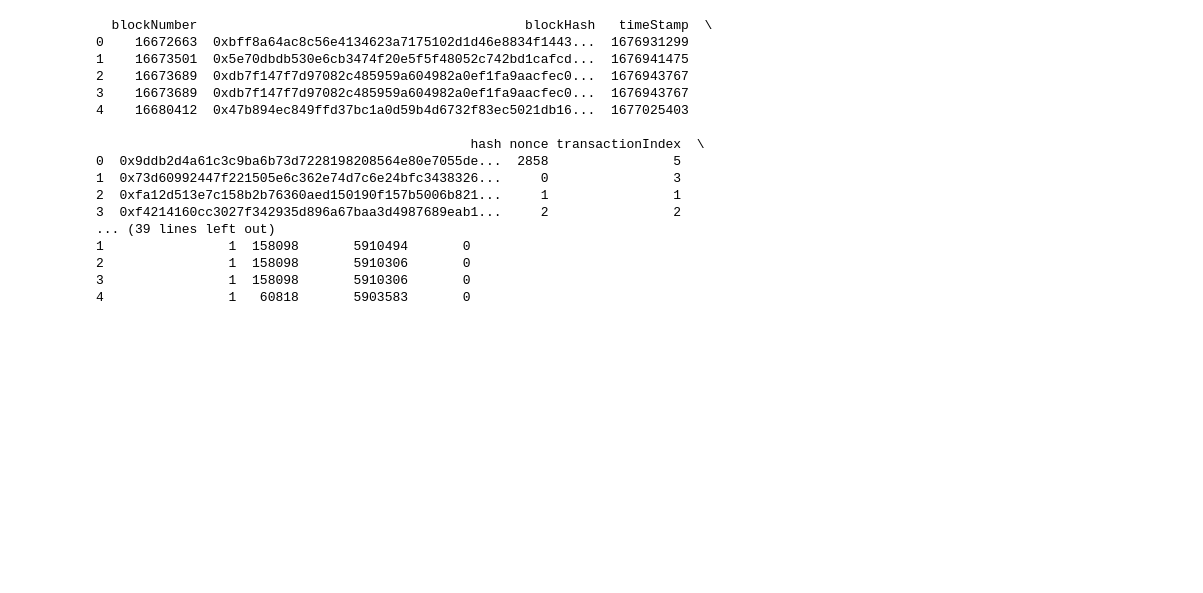
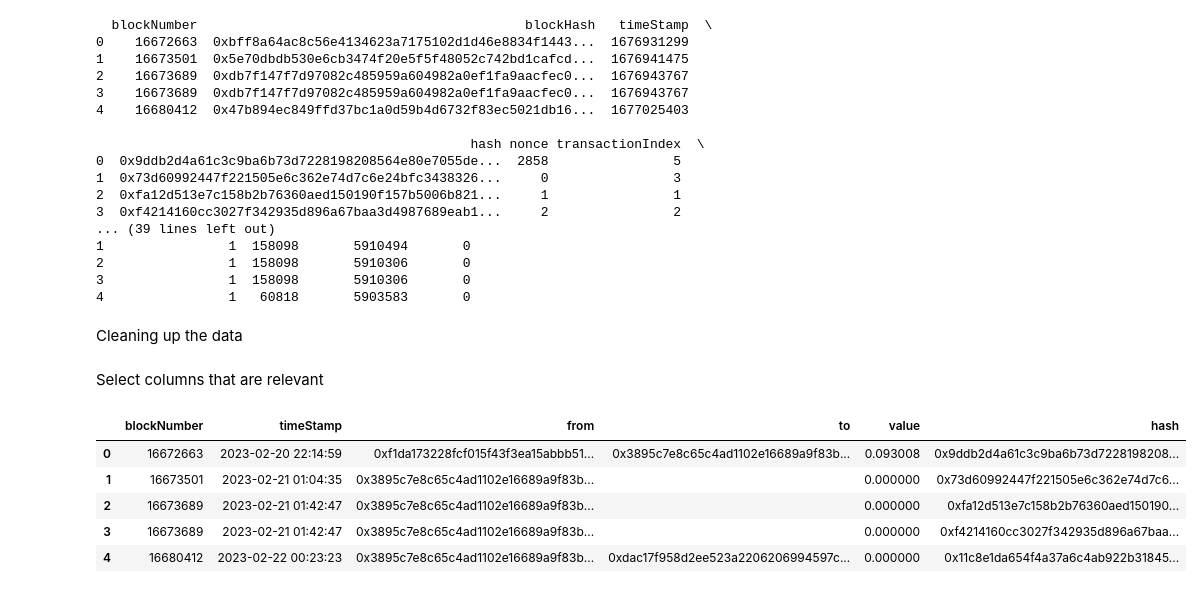
Before and after one commit to InsightsByIvy/Analysing-Scam-Patterns-in-Ethereum-Transactions, a Jupyter notebook: Notebooks/etherscan_api_demo.ipynb, the cells around one changed output. Drawn from its saved outputs; the diff is of its cells as text; code cells hidden in the pictures; blank space fills up the shorter version.

```diff
--- a/Notebooks/etherscan_api_demo.ipynb
+++ b/Notebooks/etherscan_api_demo.ipynb
@@ -48,3 +48,27 @@ print(df.head())
 2                1  158098       5910306       0
 3                1  158098       5910306       0
 4                1   60818       5903583       0
+# %% [markdown]
+Cleaning up the data
+# %%
+# Convert value to Ether
+df['value'] = df['value'].astype(float) / 1e18
+
+# Convert blockNumber to integer
+df['blockNumber'] = df['blockNumber'].astype(int)
+
+# Convert timestamp to datetime
+df['timeStamp'] = pd.to_datetime(df['timeStamp'], unit='s')
+# %% [markdown]
+Select columns that are relevant
+# %%
+columns = ['blockNumber', 'timeStamp', 'from', 'to', 'value', 'hash']
+df_clean = df[columns]
+df_clean.head()
+# %% [output]
+|  | blockNumber | timeStamp | from | to | value | hash |
+| 0 | 16672663 | 2023-02-20 22:14:59 | 0xf1da173228fcf015f43f3ea15abbb51... | 0x3895c7e8c65c4ad1102e16689a9f83b... | 0.093008 | 0x9ddb2d4a61c3c9ba6b73d7228198208... |
+| 1 | 16673501 | 2023-02-21 01:04:35 | 0x3895c7e8c65c4ad1102e16689a9f83b... |  | 0.000000 | 0x73d60992447f221505e6c362e74d7c6... |
+| 2 | 16673689 | 2023-02-21 01:42:47 | 0x3895c7e8c65c4ad1102e16689a9f83b... |  | 0.000000 | 0xfa12d513e7c158b2b76360aed150190... |
+| 3 | 16673689 | 2023-02-21 01:42:47 | 0x3895c7e8c65c4ad1102e16689a9f83b... |  | 0.000000 | 0xf4214160cc3027f342935d896a67baa... |
+| 4 | 16680412 | 2023-02-22 00:23:23 | 0x3895c7e8c65c4ad1102e16689a9f83b... | 0xdac17f958d2ee523a2206206994597c... | 0.000000 | 0x11c8e1da654f4a37a6c4ab922b31845... |
```
